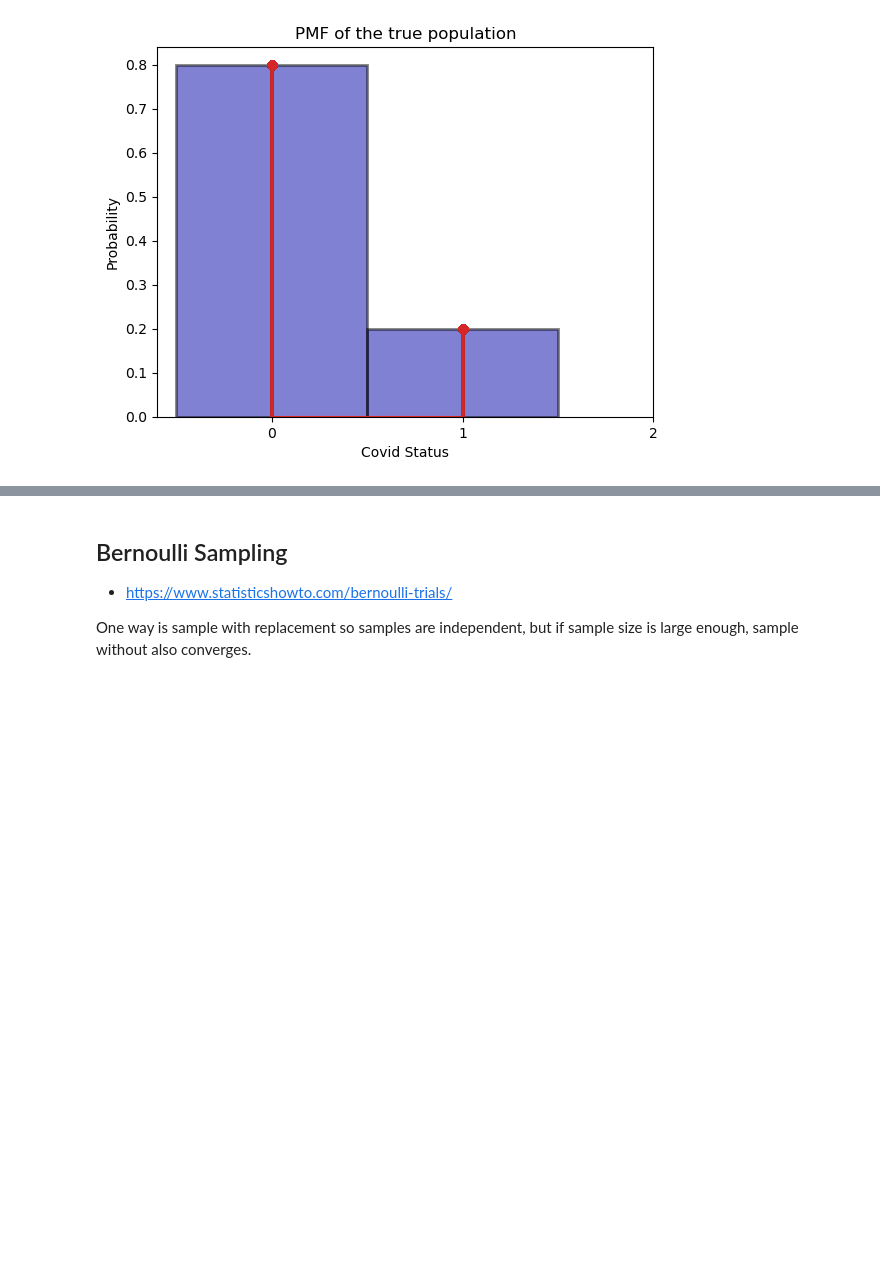
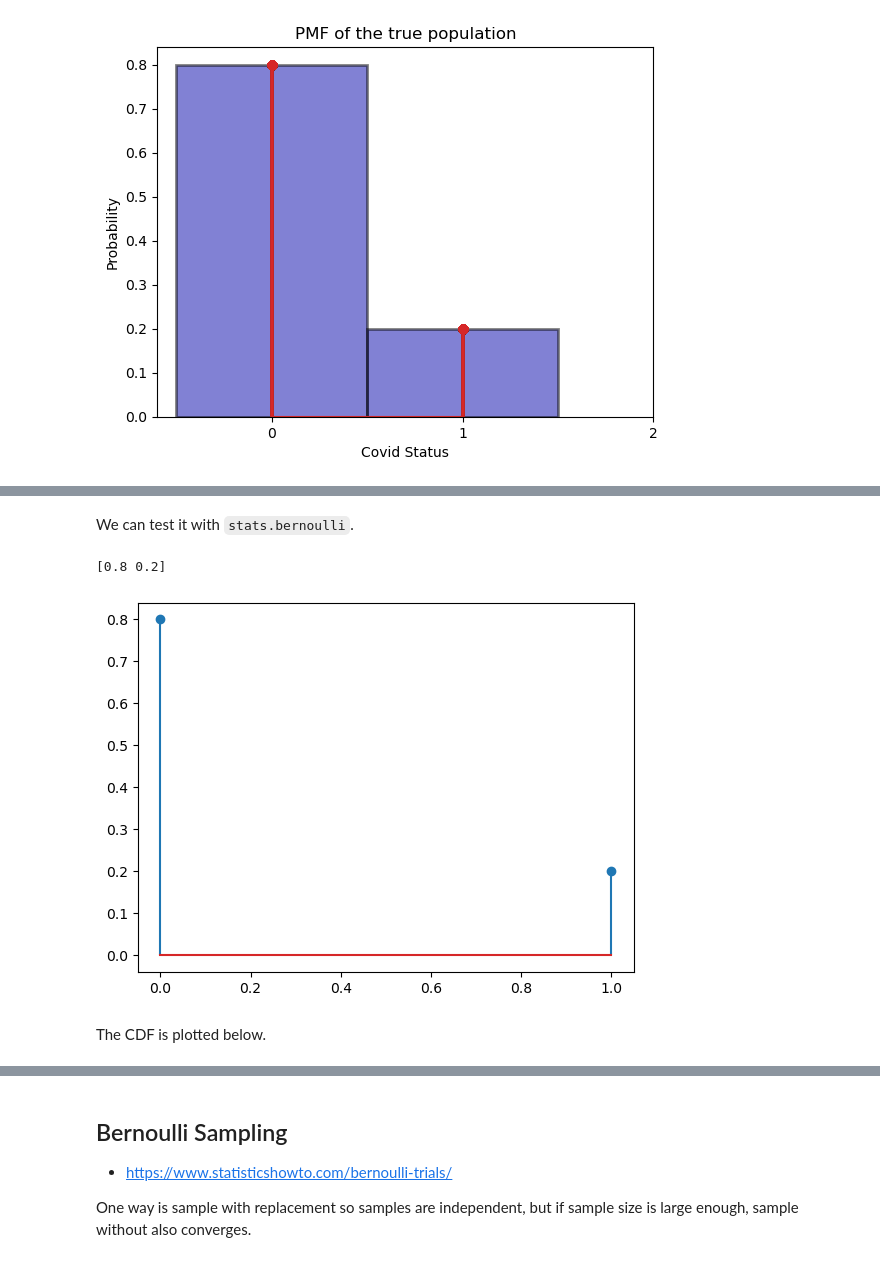
Before and after one commit to tan-wt/gaohn-probability-stats, a Jupyter notebook: content/03_discrete_random_variables/0308_bernoulli_distribution_implementation.ipynb, the cells around one changed output, grey strips where cells are left out. Drawn from its saved outputs; the diff is of its cells as text; code cells hidden in the pictures; blank space fills up the shorter version.

```diff
--- a/content/03_discrete_random_variables/0308_bernoulli_distribution_implementation.ipynb
+++ b/content/03_discrete_random_variables/0308_bernoulli_distribution_implementation.ipynb
@@ -309,0 +139,20 @@ The relative freqs are [0.8022 0.1978]
+# %% [markdown]
+We can test it with `stats.bernoulli`.
+# %%
+p = 0.2
+# `Y` is now an object that represents a Bernoulli random variable with parameter $p=0.2$.
+Y = stats.bernoulli(0.2)
+
+y = np.asarray([0, 1])  # {0, 1}
+
+f = Y.pmf(y)
+
+print(f)
+# %% [output]
+[0.8 0.2]
+# %%
+plt.stem(y, f, use_line_collection=True);
+# %% [output]
+[figure, added]
+# %% [markdown]
+The CDF is plotted below.
```
Also changed, not shown: parts of 45 cells of this notebook, 7 other files.
